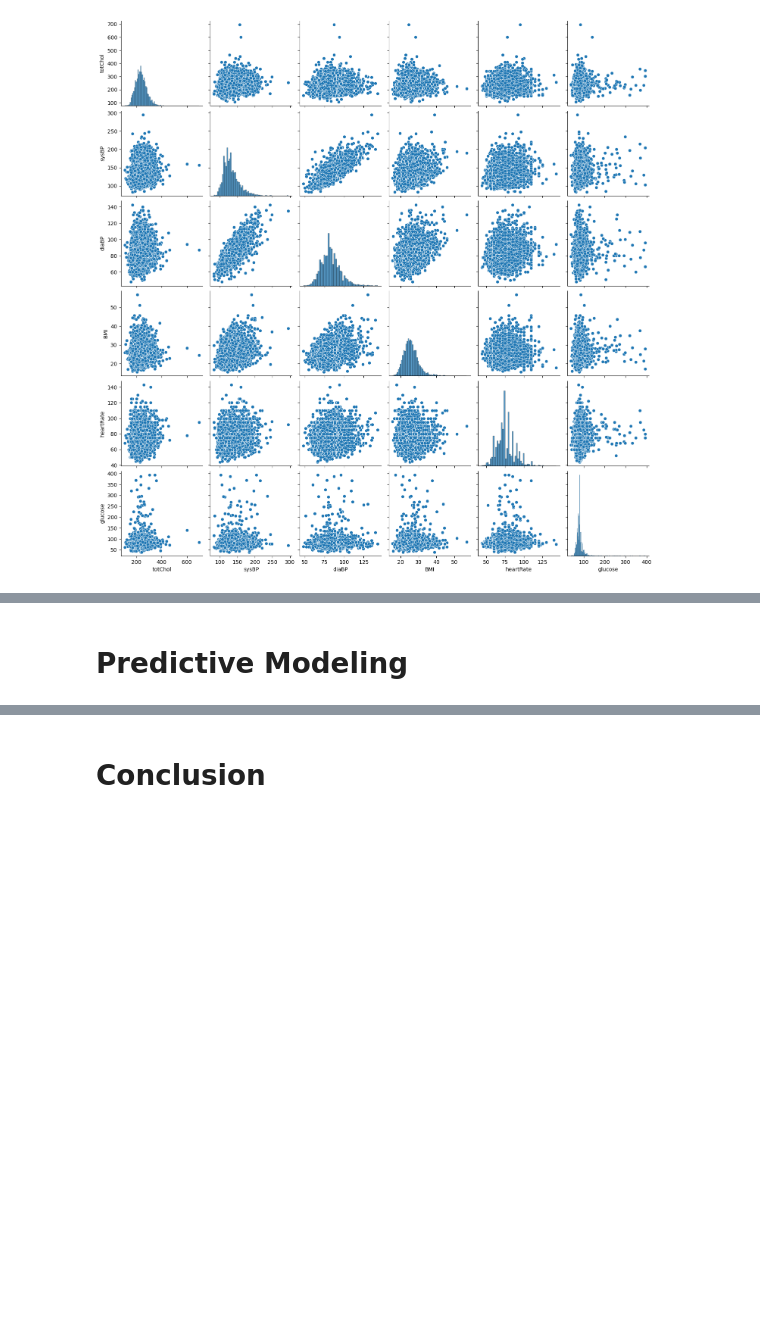
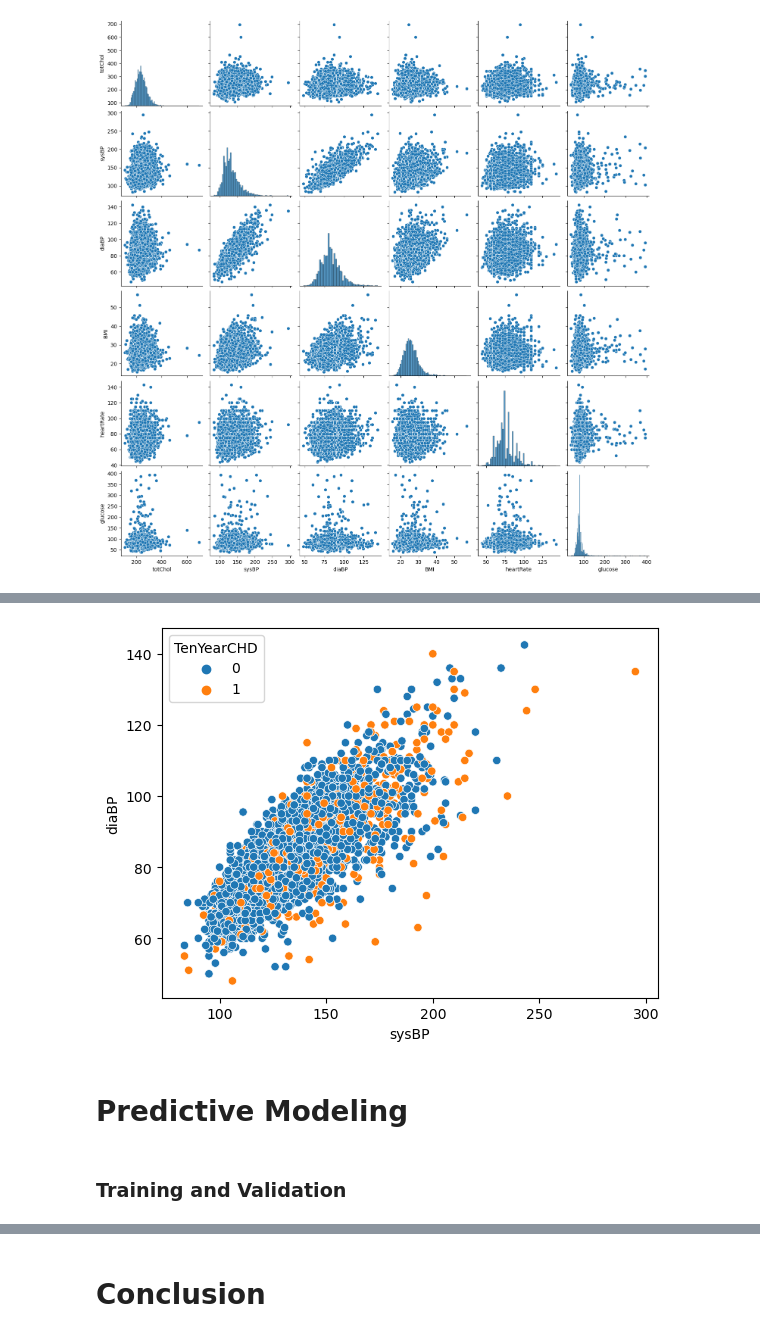
Before and after one commit to nawafalhu/HEART-DISEASE-PREDICTION, a Jupyter notebook: Heart-Disease.ipynb, the cells around one changed output, grey strips where cells are left out. Saved outputs shown, nothing was run; the diff lists cells and outputs as text; code cells hidden in the pictures; blank space fills up the shorter version.

```diff
--- a/Heart-Disease.ipynb
+++ b/Heart-Disease.ipynb
@@ -314,3 +373,9 @@ sns.pairplot(data=df, vars=["totChol", "sysBP", "diaBP", "BMI", "heartRate", "gl
+# %%
+sns.scatterplot(data=df, x='sysBP', y='diaBP', hue="TenYearCHD");
+# %% [output]
+[figure, added]
 # %% [markdown]
 <a id='Predictive'></a>
 # Predictive Modeling
+# %% [markdown]
+### Training and Validation
```
Also changed, not shown: parts of 13 cells of this notebook.
